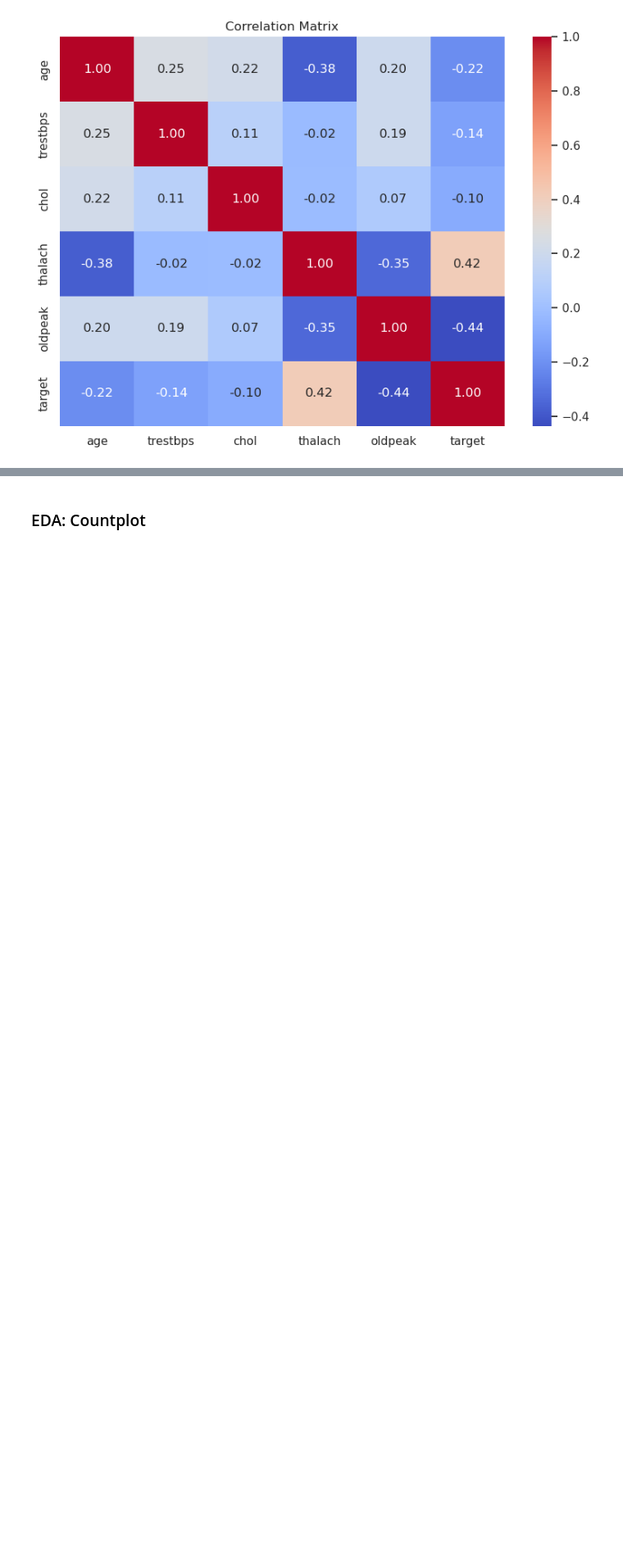
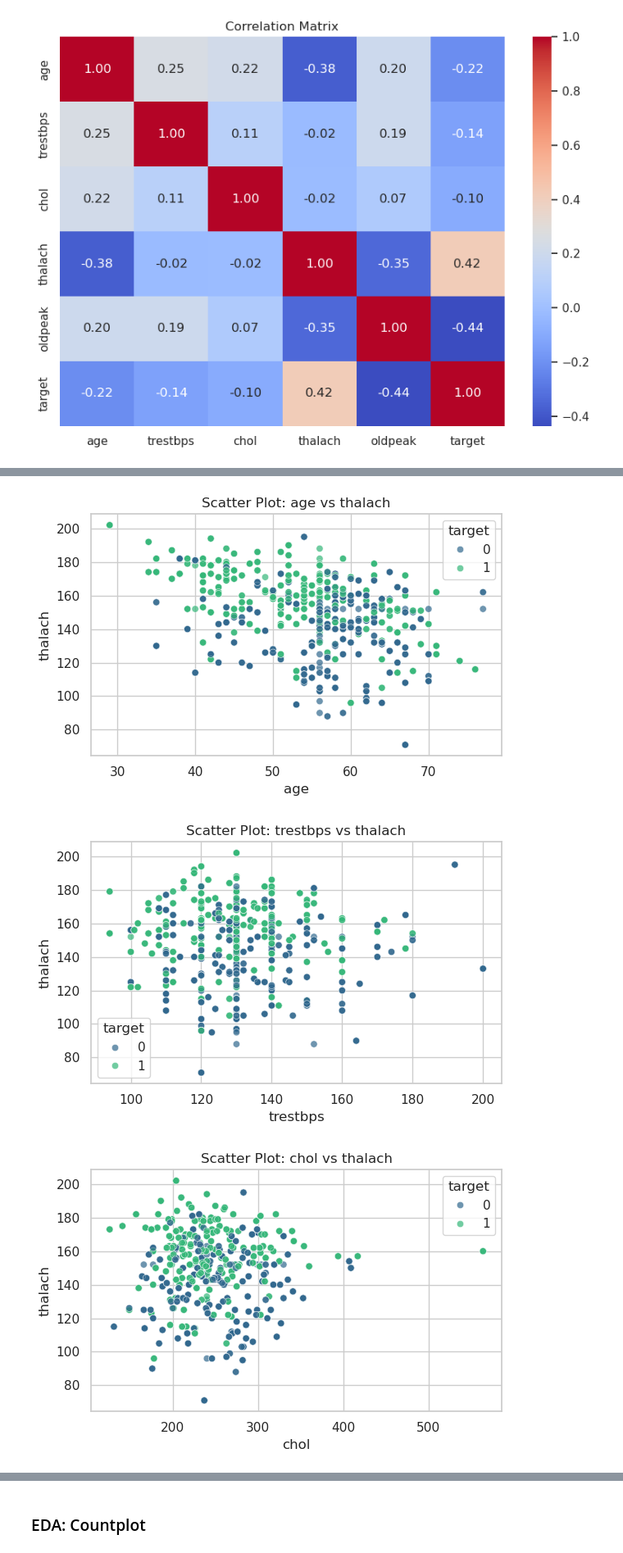
Before and after one commit to mahmoud-sadrian/heart-disease_KNN_classifier, a Jupyter notebook: DM_HW1_Mahmoud-Sadrian.ipynb, the cells around one changed output, grey strips where cells are left out. Shown at 82% size. Cells and saved outputs as stored; diff of their text form; code cells hidden in the pictures; blank space fills up the shorter version.

Commit message:
add Scatterplot vs thalach

```diff
--- a/DM_HW1_Mahmoud-Sadrian.ipynb
+++ b/DM_HW1_Mahmoud-Sadrian.ipynb
@@ -252,0 +256,26 @@ plt.show()
+# %%
+# Scatter plot each numeric feature vs thalach
+
+y_col = "thalach"
+
+for col in numeric_cols:
+    if col == y_col:
+        continue
+
+    plt.figure()
+    sns.scatterplot(
+        x=df_imputed[col],
+        y=df_imputed[y_col],
+        hue=df_imputed[target_col],
+        palette="viridis",
+        alpha=0.7
+    )
+    plt.title(f"Scatter Plot: {col} vs {y_col}")
+    plt.xlabel(col)
+    plt.ylabel(y_col)
+    plt.tight_layout()
+    plt.show()
+# %% [output]
+[figure, added]
+[figure, added]
+[figure, added]
```
Also changed, not shown: parts of 3 cells of this notebook.
